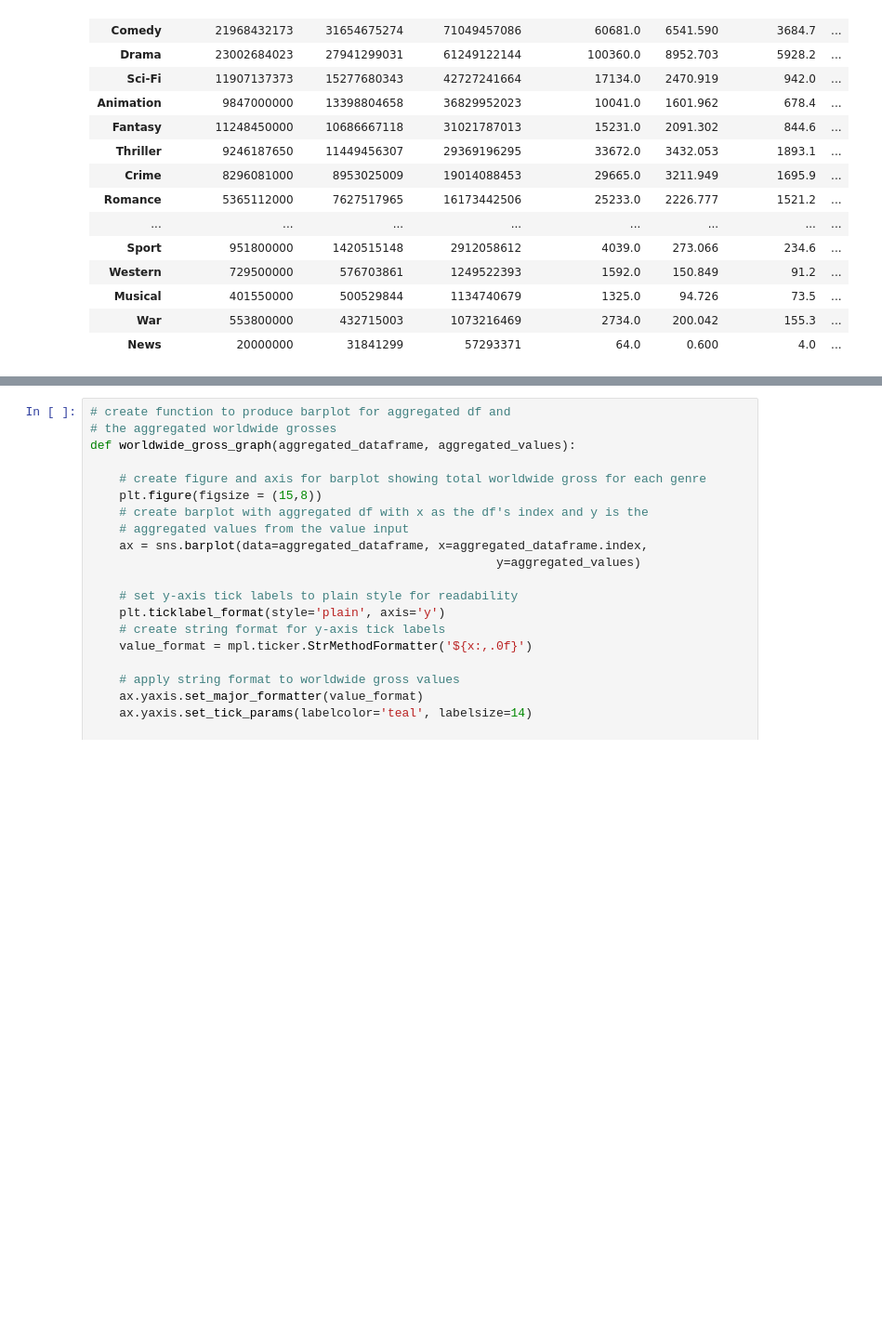
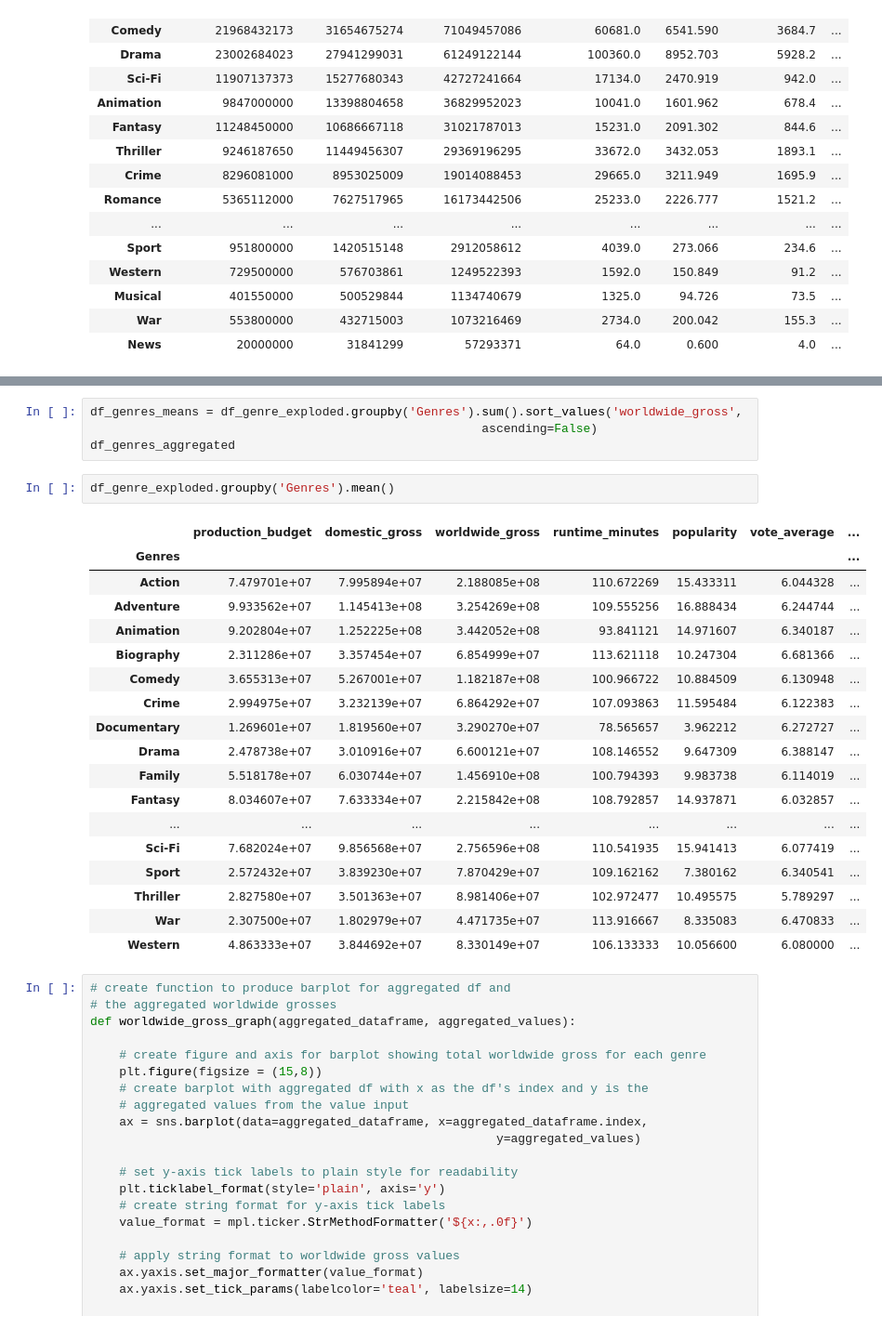
Before and after one commit to AustinTowery/Box-Office-Movies-Analysis, a Jupyter notebook: student.ipynb, the cells around one changed output, grey strips where cells are left out. Shown at 93% size. Saved outputs shown, nothing was run; the diff lists cells and outputs as text; blank space fills up the shorter version.

```diff
--- a/student.ipynb
+++ b/student.ipynb
@@ -1113,3 +1268,28 @@ Index(['Adventure', 'Action', 'Comedy', 'Drama', 'Sci-Fi', 'Animation',
+# %%
+df_genres_means = df_genre_exploded.groupby('Genres').sum().sort_values('worldwide_gross',
+                                                      ascending=False)
+df_genres_aggregated
+# %%
+df_genre_exploded.groupby('Genres').mean()
+# %% [output]
+|  | production_budget | domestic_gross | worldwide_gross | runtime_minutes | popularity | vote_average | ... |
+| Genres |  |  |  |  |  |  | ... |
+| Action | 7.479701e+07 | 7.995894e+07 | 2.188085e+08 | 110.672269 | 15.433311 | 6.044328 | ... |
+| Adventure | 9.933562e+07 | 1.145413e+08 | 3.254269e+08 | 109.555256 | 16.888434 | 6.244744 | ... |
+| Animation | 9.202804e+07 | 1.252225e+08 | 3.442052e+08 | 93.841121 | 14.971607 | 6.340187 | ... |
+| Biography | 2.311286e+07 | 3.357454e+07 | 6.854999e+07 | 113.621118 | 10.247304 | 6.681366 | ... |
+| Comedy | 3.655313e+07 | 5.267001e+07 | 1.182187e+08 | 100.966722 | 10.884509 | 6.130948 | ... |
+| Crime | 2.994975e+07 | 3.232139e+07 | 6.864292e+07 | 107.093863 | 11.595484 | 6.122383 | ... |
+| Documentary | 1.269601e+07 | 1.819560e+07 | 3.290270e+07 | 78.565657 | 3.962212 | 6.272727 | ... |
+| Drama | 2.478738e+07 | 3.010916e+07 | 6.600121e+07 | 108.146552 | 9.647309 | 6.388147 | ... |
+| Family | 5.518178e+07 | 6.030744e+07 | 1.456910e+08 | 100.794393 | 9.983738 | 6.114019 | ... |
+| Fantasy | 8.034607e+07 | 7.633334e+07 | 2.215842e+08 | 108.792857 | 14.937871 | 6.032857 | ... |
+| ... | ... | ... | ... | ... | ... | ... | ... |
+| Sci-Fi | 7.682024e+07 | 9.856568e+07 | 2.756596e+08 | 110.541935 | 15.941413 | 6.077419 | ... |
+| Sport | 2.572432e+07 | 3.839230e+07 | 7.870429e+07 | 109.162162 | 7.380162 | 6.340541 | ... |
+| Thriller | 2.827580e+07 | 3.501363e+07 | 8.981406e+07 | 102.972477 | 10.495575 | 5.789297 | ... |
+| War | 2.307500e+07 | 1.802979e+07 | 4.471735e+07 | 113.916667 | 8.335083 | 6.470833 | ... |
+| Western | 4.863333e+07 | 3.844692e+07 | 8.330149e+07 | 106.133333 | 10.056600 | 6.080000 | ... |
 # %%
 # create function to produce barplot for aggregated df and
 # the aggregated worldwide grosses
```
Also changed, not shown: parts of 33 cells of this notebook, 2 other files.
